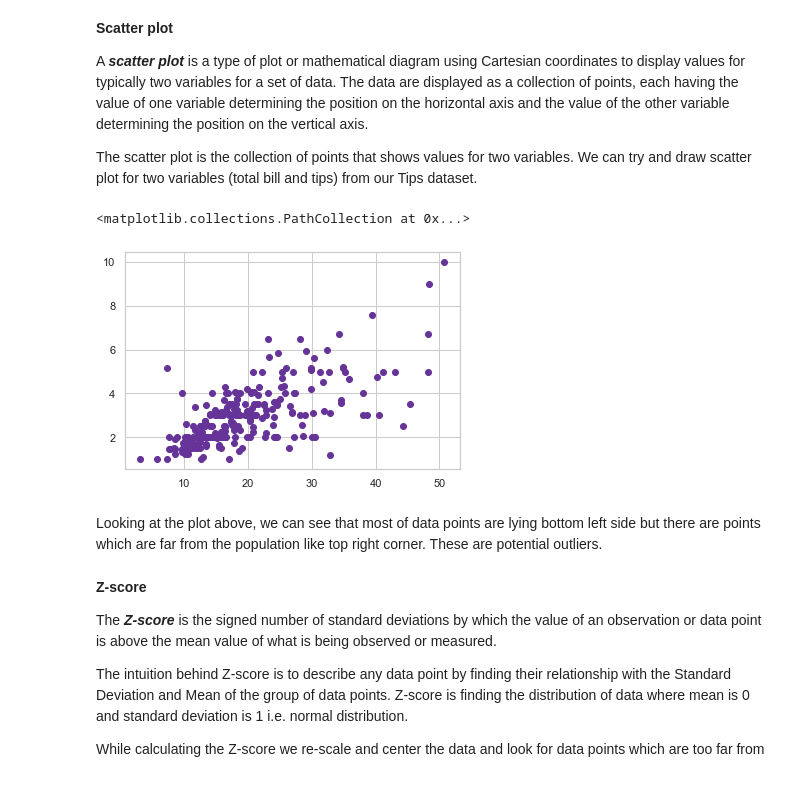
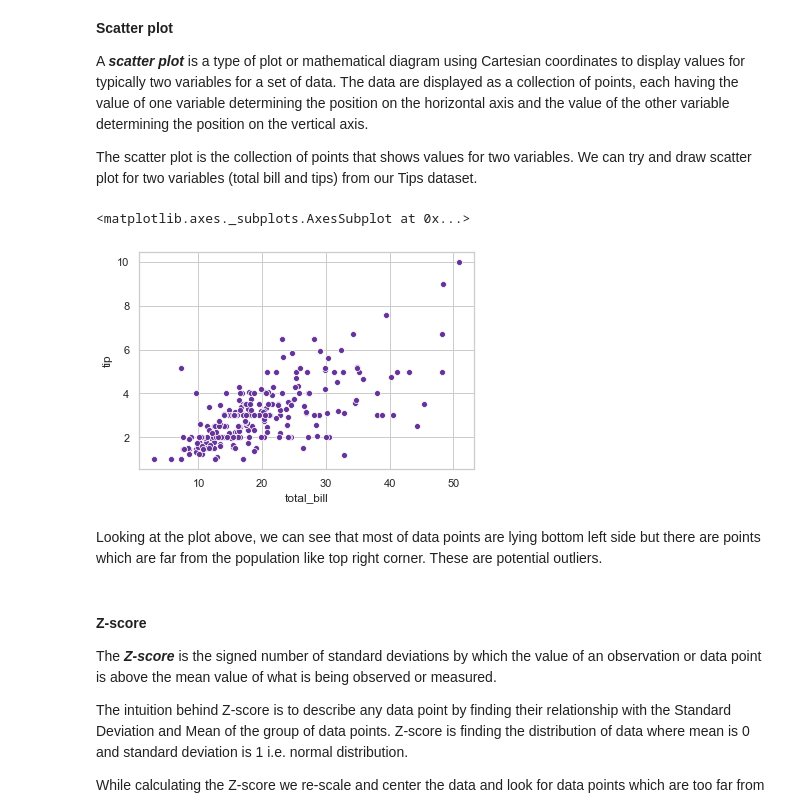
Before and after one commit to JuliaMal/Fundamentals_project, a Jupyter notebook: Tips.ipynb, the cells around one changed output. Saved outputs shown, nothing was run; the diff lists cells and outputs as text; code cells hidden in the pictures.

```diff
--- a/Tips.ipynb
+++ b/Tips.ipynb
@@ -230,12 +236,14 @@ A _**scatter plot**_ is a type of plot or mathematical diagram using Cartesian c
 
 The scatter plot is the collection of points that shows values for two variables. We can try and draw scatter plot for two variables (total bill and tips) from our Tips dataset.
 # %%
-plt.scatter(df['total_bill'], df['tip'], color="rebeccapurple")
+sns.scatterplot(df['total_bill'], df['tip'], color="rebeccapurple")
 # %% [output]
-<matplotlib.collections.PathCollection at 0x...>
+<matplotlib.axes._subplots.AxesSubplot at 0x...>
-[figure, old version]
+[figure, new version]
 # %% [markdown]
 Looking at the plot above, we can see that most of data points are lying bottom left side but there are points which are far from the population like top right corner. These are potential outliers.
+# %% [markdown]
+<a id="z"></a>
 # %% [markdown]
 **Z-score**
 
```
Also changed, not shown: parts of 20 cells of this notebook, 1 other file.
